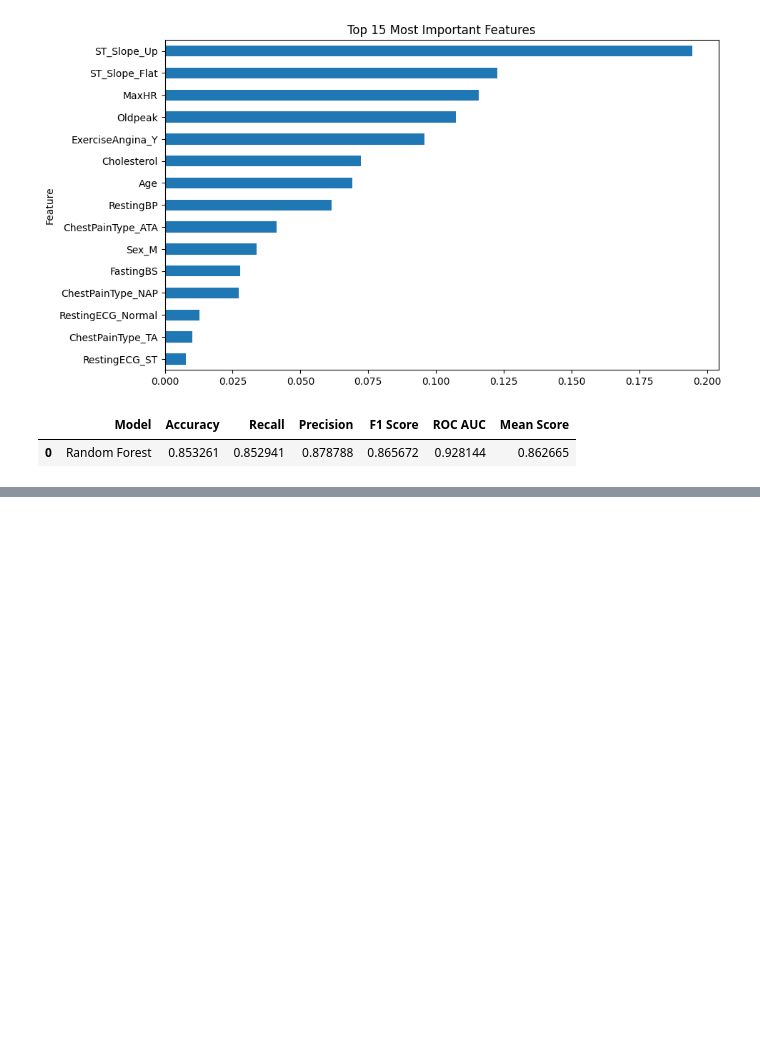
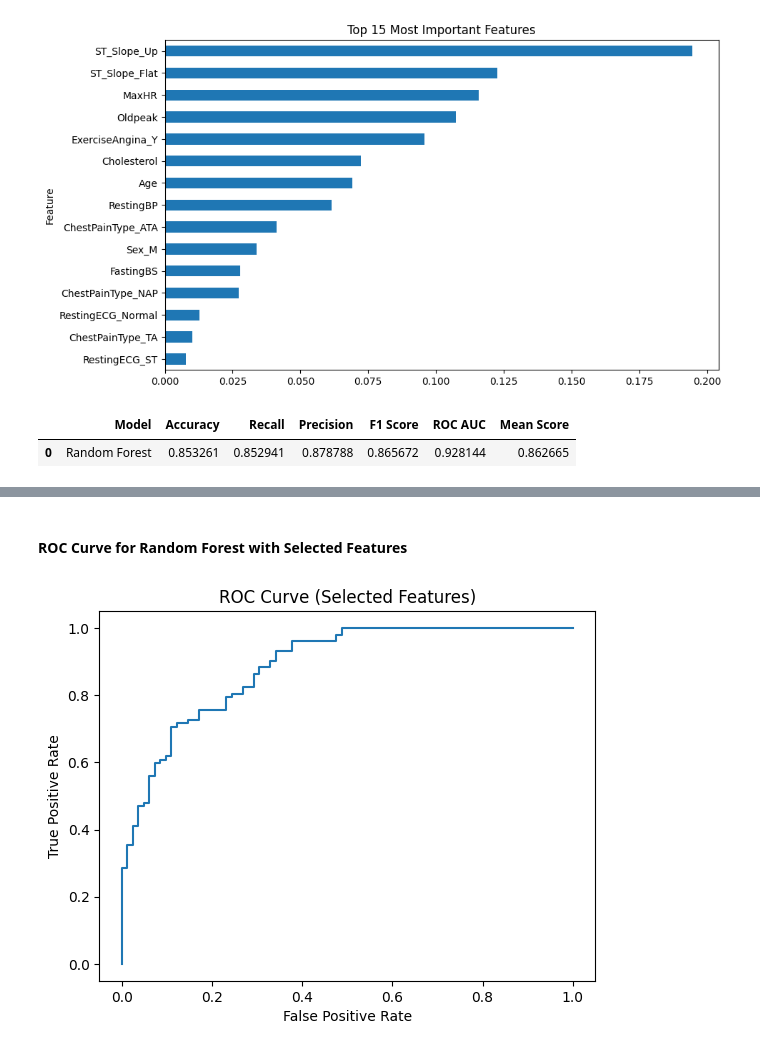
Before and after one commit to danielmarin030513-ctrl/Ai-Project-TAM400-Daniel.M-Oskar.A, a Jupyter notebook: TAM400_Project_Cleaned_Version2.ipynb, the cells around one changed output, grey strips where cells are left out. Drawn from its saved outputs; the diff is of its cells as text; code cells hidden in the pictures; blank space fills up the shorter version.

```diff
--- a/TAM400_Project_Cleaned_Version2.ipynb
+++ b/TAM400_Project_Cleaned_Version2.ipynb
@@ -355,0 +507,17 @@ results.sort_values(
+# %% [markdown]
+#### ROC Curve for Random Forest with Selected Features
+# %%
+fpr_selected, tpr_selected, _ = roc_curve(
+    y_test_selected,
+    y_prob_rf_selected
+)
+
+plt.plot(fpr_selected, tpr_selected)
+
+plt.xlabel("False Positive Rate")
+plt.ylabel("True Positive Rate")
+plt.title("ROC Curve (Selected Features)")
+
+plt.show()
+# %% [output]
+[figure, added]
```
Also changed, not shown: parts of 17 cells of this notebook.
